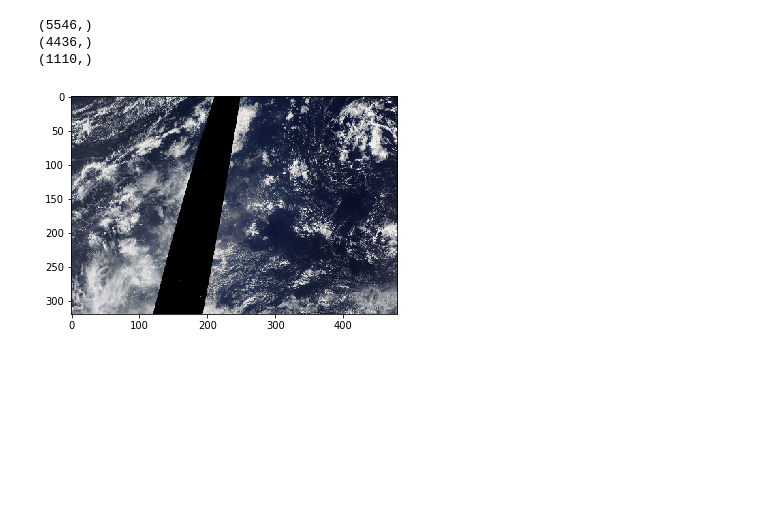
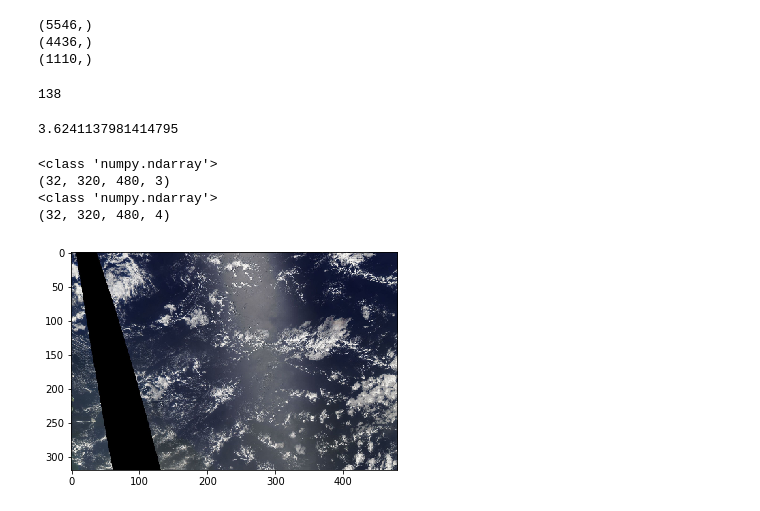
Before and after one commit to Arcane561/cloud, a Jupyter notebook: notebooks/0.3-tm-xhlulu_repo22.ipynb, the cells around one changed output. Cells and saved outputs as stored; diff of their text form; code cells hidden in the pictures; blank space fills up the shorter version.

```diff
--- a/notebooks/0.3-tm-xhlulu_repo22.ipynb
+++ b/notebooks/0.3-tm-xhlulu_repo22.ipynb
@@ -421,5 +447,26 @@ r = train_generator[0]
+# %%
+print(len(train_generator))
+# %% [output]
+138
+# %%
+ts_start = time.time()
+res = train_generator[13]
+ts_end = time.time()
+print(ts_end - ts_start)
+# %% [output]
+3.6241137981414795
+# %%
+print(type(res[0]))
+print(res[0].shape)
+print(type(res[1]))
+print(res[1].shape)
+# %% [output]
+<class 'numpy.ndarray'>
+(32, 320, 480, 3)
+<class 'numpy.ndarray'>
+(32, 320, 480, 4)
 # %%
-plt.imshow(r[0][0])
+plt.imshow(res[0][0, :, :, :])
 plt.show()
 # %% [output]
-[figure, old version]
+[figure, new version]
```
Also changed, not shown: parts of 30 cells of this notebook.
